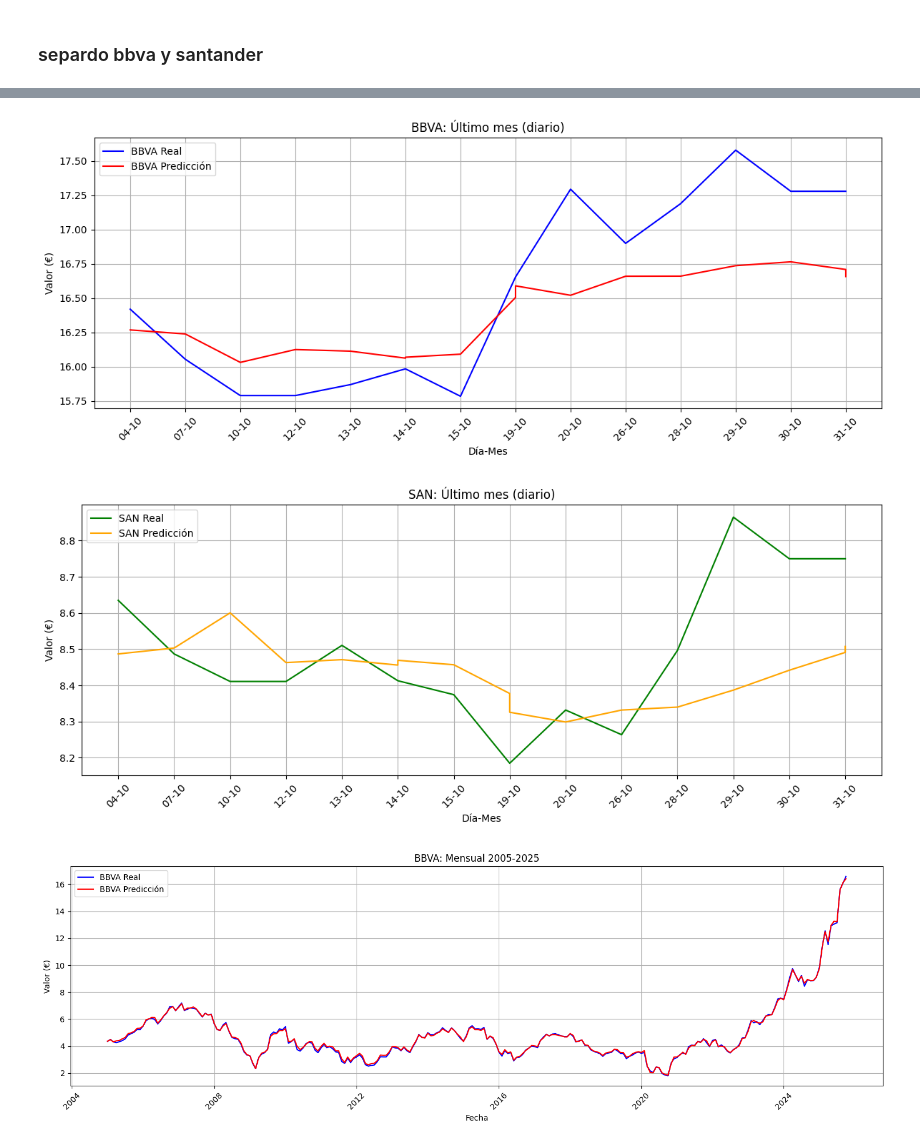
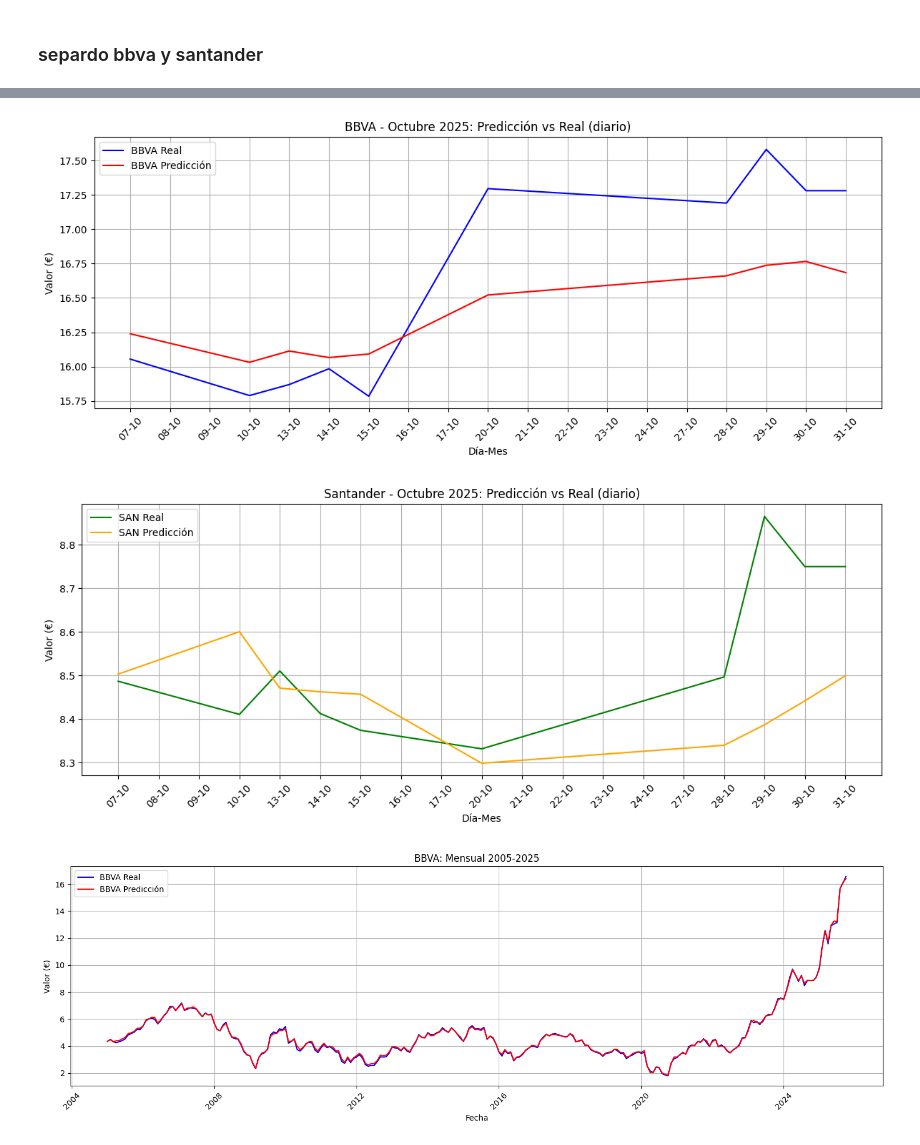
Before and after one commit to alejandromtnz/RNN-Prediccion_acciones, a Jupyter notebook: notebooks/RNN/cambiarfechas.ipynb, the cells around one changed output, grey strips where cells are left out. Saved outputs shown, nothing was run; the diff lists cells and outputs as text; code cells hidden in the pictures.

Commit message:
dias octubre ya funciona

```diff
--- a/notebooks/RNN/cambiarfechas.ipynb
+++ b/notebooks/RNN/cambiarfechas.ipynb
@@ -524,33 +524,34 @@ plt.tight_layout()
 plt.show()
 
 # ===============================
-# 3️⃣ Gráfico 2: Último mes (diario)
+# 3️⃣ Gráfico 2: Octubre 2025 (diario)
 # ===============================
-last_month = df_val_bbva['month'].max()
-df_last_bbva = df_val_bbva[df_val_bbva['month'] == last_month].sort_values('date')
-df_last_san  = df_val_san[df_val_san['month'] == last_month].sort_values('date')
 
-# Alinear fechas para evitar discrepancias
-df_last_san_aligned = df_last_san.set_index('date').reindex(df_last_bbva['date']).reset_index()
+# Rango octubre
+oct_start = pd.Timestamp('2025-10-01')
+oct_end   = pd.Timestamp('2025-10-31')
+oct_days  = pd.date_range(start=oct_start, end=oct_end, freq='B')
 
-dates_plot = df_last_bbva['date'].dt.strftime('%d-%m')
+# Eliminar duplicados por fecha
+df_val_bbva = df_val_bbva.groupby('date', as_index=False).mean(numeric_only=True)
+df_val_san  = df_val_san.groupby('date', as_index=False).mean(numeric_only=True)
 
+# Reindexar sobre rango de octubre y rellenar con interpolación
+df_oct_bbva = df_val_bbva.set_index('date').reindex(oct_days).interpolate(method='linear').reset_index()
+df_oct_san  = df_val_san.set_index('date').reindex(oct_days).interpolate(method='linear').reset_index()
+
+df_oct_bbva.rename(columns={'index': 'date'}, inplace=True)
+df_oct_san.rename(columns={'index': 'date'}, inplace=True)
+
+dates_plot = df_oct_bbva['date'].dt.strftime('%d-%m')
+
+# ===============================
+# Gráfico BBVA
+# ===============================
 plt.figure(figsize=(12,5))
-plt.plot(dates_plot, df_last_bbva['y_real'], label='BBVA Real', color='blue')
-plt.plot(dates_plot, df_last_bbva['y_pred'], label='BBVA Predicción', color='red')
-plt.title('BBVA: Último mes (diario)')
-plt.xlabel('Día-Mes')
-plt.ylabel('Valor (€)')
-plt.xticks(rotation=45)
-plt.grid(True)
-plt.legend()
-plt.tight_layout()
-plt.show()
-
-plt.figure(figsize=(12,5))
-plt.plot(dates_plot, df_last_san_aligned['y_real'], label='SAN Real', color='green')
-plt.plot(dates_plot, df_last_san_aligned['y_pred'], label='SAN Predicción', color='orange')
-plt.title('SAN: Último mes (diario)')
+plt.plot(dates_plot, df_oct_bbva['y_real'], label='BBVA Real', color='blue')
+plt.plot(dates_plot, df_oct_bbva['y_pred'], label='BBVA Predicción', color='red')
+plt.title('BBVA - Octubre 2025: Predicción vs Real (diario)')
 plt.xlabel('Día-Mes')
 plt.ylabel('Valor (€)')
 plt.xticks(rotation=45)
@@ -560,43 +561,70 @@ plt.tight_layout()
 plt.show()
 
 # ===============================
+# Gráfico Santander
+# ===============================
+plt.figure(figsize=(12,5))
+plt.plot(dates_plot, df_oct_san['y_real'], label='SAN Real', color='green')
+plt.plot(dates_plot, df_oct_san['y_pred'], label='SAN Predicción', color='orange')
+plt.title('Santander - Octubre 2025: Predicción vs Real (diario)')
+plt.xlabel('Día-Mes')
+plt.ylabel('Valor (€)')
+plt.xticks(rotation=45)
+plt.grid(True)
+plt.legend()
+plt.tight_layout()
+plt.show()
+
+
+# ===============================
 # 4️⃣ Gráfico 3: Serie mensual 2005-2025
 # ===============================
+
 # Filtrar rango 2005-2025
 df_bbva_monthly = df_val_bbva[(df_val_bbva['date'].dt.year >= 2005) & (df_val_bbva['date'].dt.year <= 2025)]
 df_san_monthly  = df_val_san[(df_val_san['date'].dt.year >= 2005) & (df_val_san['date'].dt.year <= 2025)]
+
+# 🧩 Asegurar columna 'month' antes de agrupar
+df_bbva_monthly['month'] = df_bbva_monthly['date'].dt.to_period('M')
+df_san_monthly['month']  = df_san_monthly['date'].dt.to_period('M')
 
 # Agrupar por mes
 df_bbva_monthly_grouped = df_bbva_monthly.groupby('month', as_index=False).mean(numeric_only=True)
 df_san_monthly_grouped  = df_san_monthly.groupby('month', as_index=False).mean(numeric_only=True)
 
+# ------------------------------
+# Gráfico BBVA mensual
+# ------------------------------
 plt.figure(figsize=(15,5))
 plt.plot(df_bbva_monthly_grouped['month'].dt.to_timestamp(), df_bbva_monthly_grouped['y_real'], label='BBVA Real', color='blue')
 plt.plot(df_bbva_monthly_grouped['month'].dt.to_timestamp(), df_bbva_monthly_grouped['y_pred'], label='BBVA Predicción', color='red')
 plt.title('BBVA: Mensual 2005-2025')
 plt.xlabel('Fecha')
 plt.ylabel('Valor (€)')
 plt.xticks(rotation=45)
 plt.grid(True)
 plt.legend()
 plt.tight_layout()
 plt.show()
 
+# ------------------------------
+# Gráfico Santander mensual
+# ------------------------------
 plt.figure(figsize=(15,5))
 plt.plot(df_san_monthly_grouped['month'].dt.to_timestamp(), df_san_monthly_grouped['y_real'], label='SAN Real', color='green')
 plt.plot(df_san_monthly_grouped['month'].dt.to_timestamp(), df_san_monthly_grouped['y_pred'], label='SAN Predicción', color='orange')
 plt.title('SAN: Mensual 2005-2025')
 plt.xlabel('Fecha')
 plt.ylabel('Valor (€)')
 plt.xticks(rotation=45)
 plt.grid(True)
 plt.legend()
 plt.tight_layout()
 plt.show()
 # %% [output]
 [figure]
 [figure]
-[figure, old version]
+[figure, new version]
-[figure, old version]
+[figure, new version]
 [figure]
 [figure]
```
Also changed, not shown: parts of 5 cells of this notebook.
